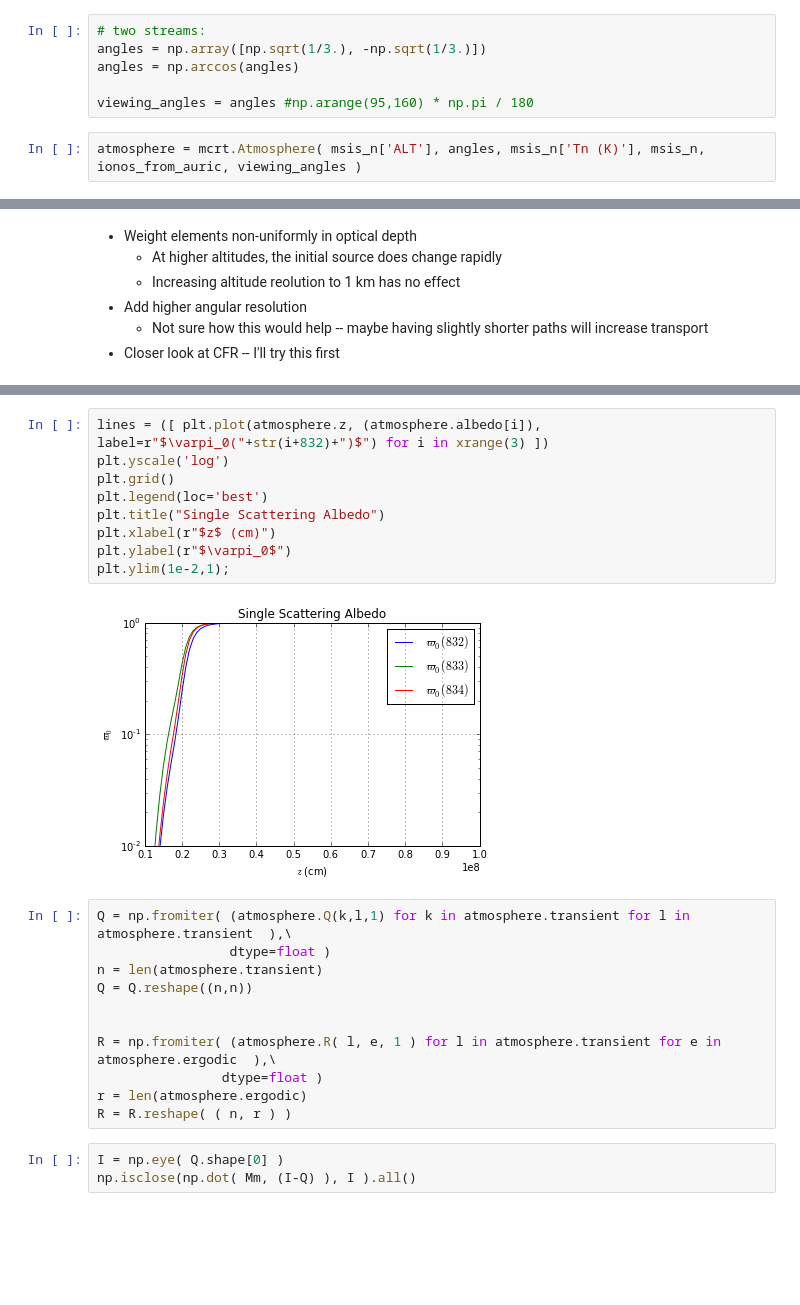
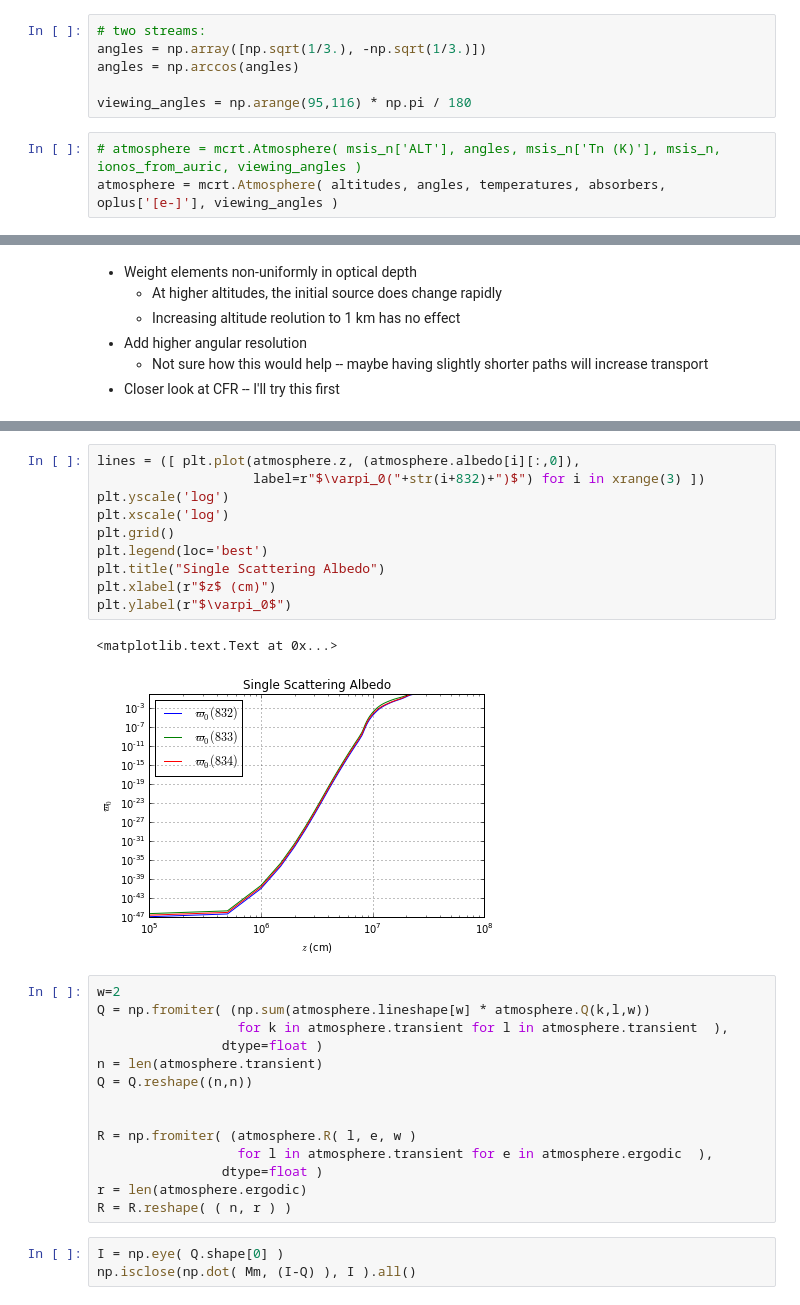
Before and after one commit to georgegeddes/mcrt, a Jupyter notebook: test_mcrt.ipynb, the cells around one changed output, grey strips where cells are left out. Drawn from its saved outputs; the diff is of its cells as text; blank space fills up the shorter version.

```diff
--- a/test_mcrt.ipynb
+++ b/test_mcrt.ipynb
@@ -124,9 +109,10 @@ ionos_from_auric = oplus_interp(msis_n['ALT'])
 angles = np.array([np.sqrt(1/3.), -np.sqrt(1/3.)])
 angles = np.arccos(angles)
 
-viewing_angles = angles #np.arange(95,160) * np.pi / 180
+viewing_angles = np.arange(95,116) * np.pi / 180
 # %%
-atmosphere = mcrt.Atmosphere( msis_n['ALT'], angles, msis_n['Tn (K)'], msis_n, ionos_from_auric, viewing_angles )
+# atmosphere = mcrt.Atmosphere( msis_n['ALT'], angles, msis_n['Tn (K)'], msis_n, ionos_from_auric, viewing_angles )
+atmosphere = mcrt.Atmosphere( altitudes, angles, temperatures, absorbers, oplus['[e-]'], viewing_angles )
 # %%
 Mm = atmosphere.multiple_scatter_matrix( 2, viewing=False )
 # %%
@@ -215,22 +218,27 @@ plt.yscale('log')
 # %%
-lines = ([ plt.plot(atmosphere.z, (atmosphere.albedo[i]), label=r"$\varpi_0("+str(i+832)+")$") for i in xrange(3) ])
+lines = ([ plt.plot(atmosphere.z, (atmosphere.albedo[i][:,0]),
+                    label=r"$\varpi_0("+str(i+832)+")$") for i in xrange(3) ])
 plt.yscale('log')
+plt.xscale('log')
 plt.grid()
 plt.legend(loc='best')
 plt.title("Single Scattering Albedo")
 plt.xlabel(r"$z$ (cm)")
 plt.ylabel(r"$\varpi_0$")
-plt.ylim(1e-2,1);
 # %% [output]
+<matplotlib.text.Text at 0x...>
-[figure, old version]
+[figure, new version]
 # %%
-Q = np.fromiter( (atmosphere.Q(k,l,1) for k in atmosphere.transient for l in atmosphere.transient  ),\
-                 dtype=float )
+w=2
+Q = np.fromiter( (np.sum(atmosphere.lineshape[w] * atmosphere.Q(k,l,w))
+                  for k in atmosphere.transient for l in atmosphere.transient  ),
+                dtype=float )
 n = len(atmosphere.transient)
 Q = Q.reshape((n,n))
 
 
-R = np.fromiter( (atmosphere.R( l, e, 1 ) for l in atmosphere.transient for e in atmosphere.ergodic  ),\
+R = np.fromiter( (atmosphere.R( l, e, w )
+                  for l in atmosphere.transient for e in atmosphere.ergodic  ),
                 dtype=float )
 r = len(atmosphere.ergodic)
 R = R.reshape( ( n, r ) )
```
Also changed, not shown: parts of 34 cells of this notebook, 1 other file.
